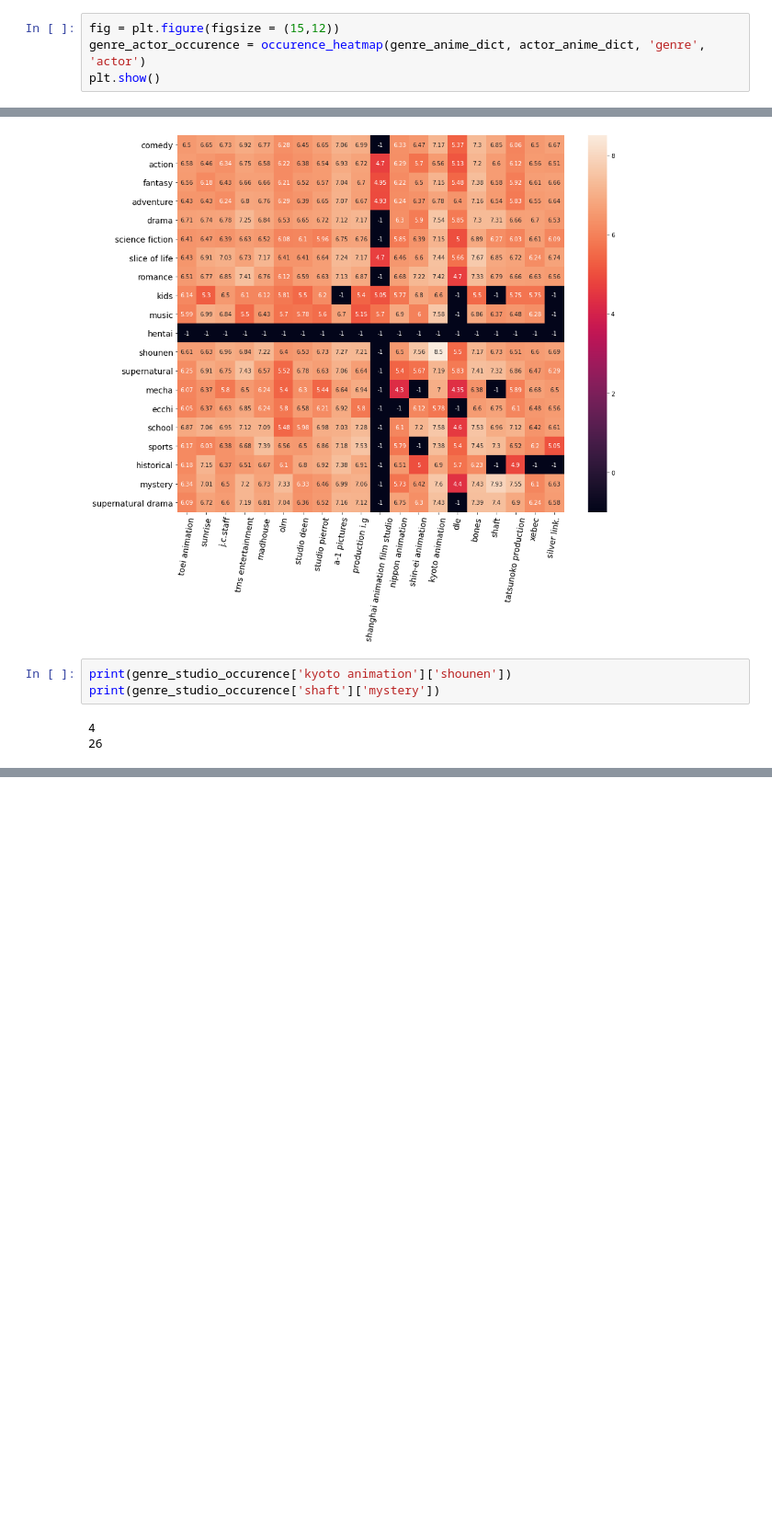
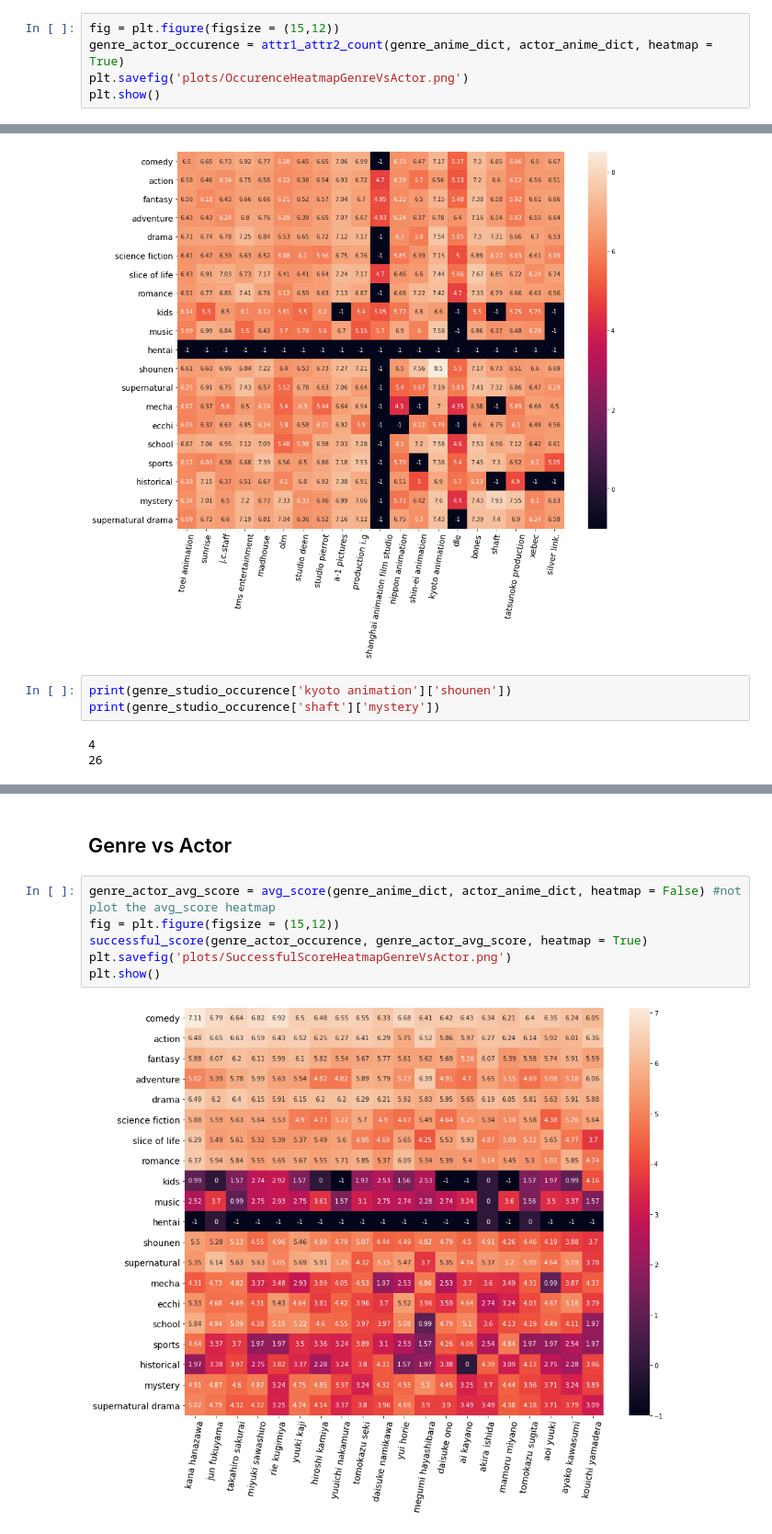
Before and after one commit to mrcuongtroll/Anime-Analysis, a Jupyter notebook: Step4_EDA/Analysis_Hoang.ipynb, the cells around one changed output, grey strips where cells are left out. Shown at 92% size. Cells and saved outputs as stored; diff of their text form; blank space fills up the shorter version.

```diff
--- a/Step4_EDA/Analysis_Hoang.ipynb
+++ b/Step4_EDA/Analysis_Hoang.ipynb
@@ -139,7 +166,8 @@ plt.show()
 ## Genre vs actors
 # %%
 fig = plt.figure(figsize = (15,12))
-genre_actor_occurence = occurence_heatmap(genre_anime_dict, actor_anime_dict, 'genre', 'actor')
+genre_actor_occurence = attr1_attr2_count(genre_anime_dict, actor_anime_dict, heatmap = True)
+plt.savefig('plots/OccurenceHeatmapGenreVsActor.png')
 plt.show()
 # %% [output]
 [figure]
@@ -174,0 +242,10 @@ plt.show()
+# %% [markdown]
+## Genre vs Actor
+# %%
+genre_actor_avg_score = avg_score(genre_anime_dict, actor_anime_dict, heatmap = False) #not plot the avg_score heatmap
+fig = plt.figure(figsize = (15,12))
+successful_score(genre_actor_occurence, genre_actor_avg_score, heatmap = True)
+plt.savefig('plots/SuccessfulScoreHeatmapGenreVsActor.png')
+plt.show()
+# %% [output]
+[figure, added]
```
Also changed, not shown: parts of 30 cells of this notebook, 10 other files.
